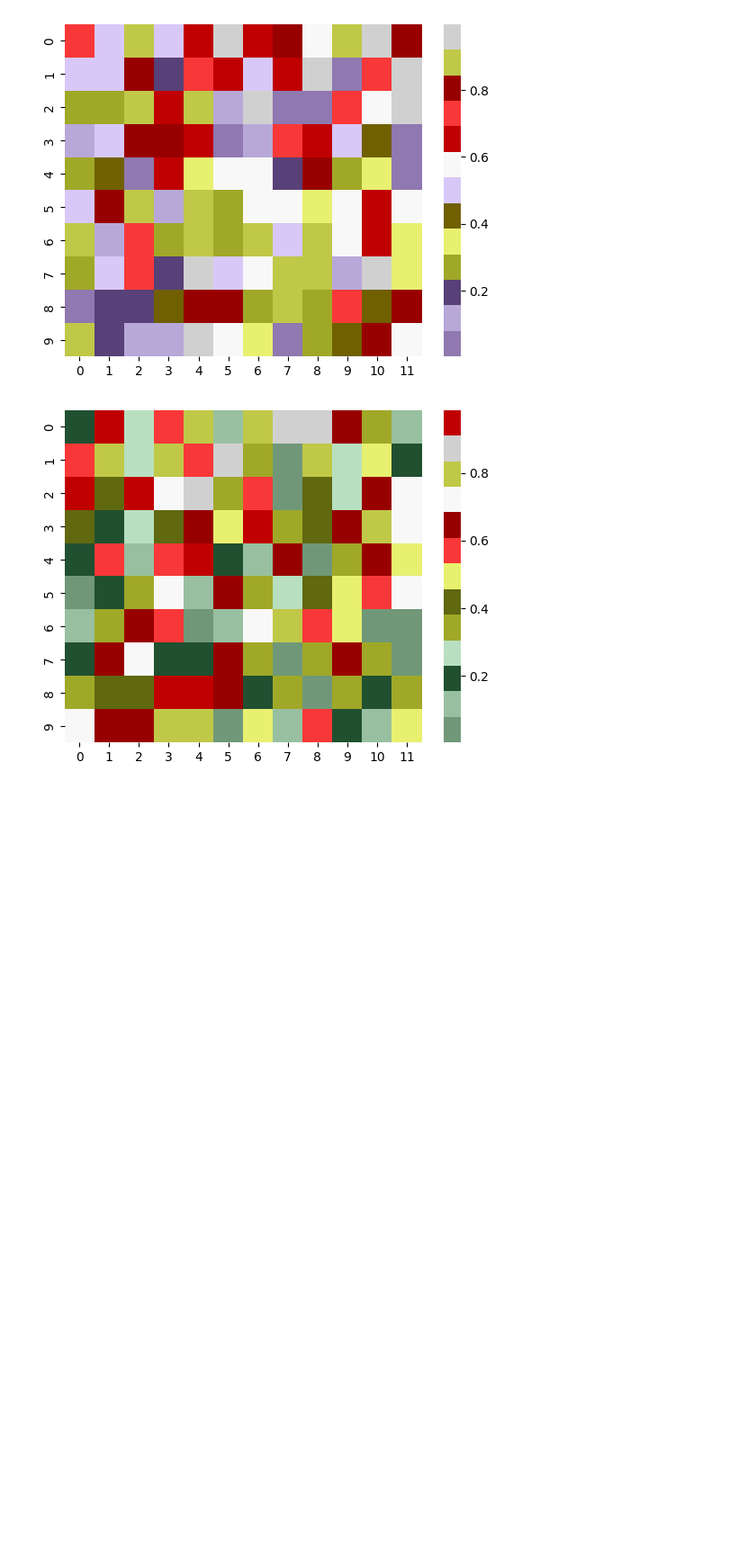
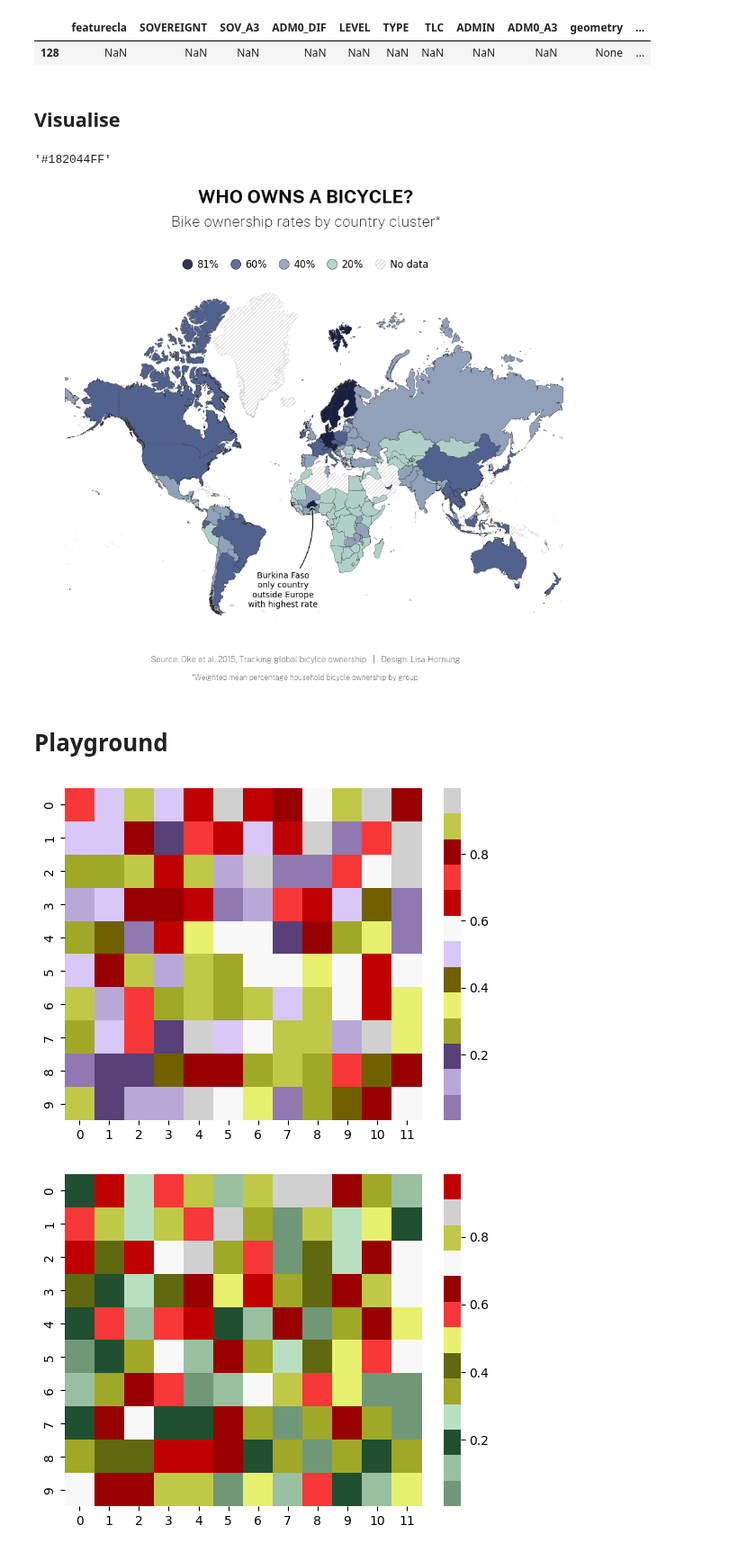
Before and after one commit to Lisa-Ho/small-data-projects, a Jupyter notebook: 2024/2407-bike-ownership-rates/bike-owernship-world.ipynb, the cells around one changed output. Shown at 90% size. Saved outputs shown, nothing was run; the diff lists cells and outputs as text; code cells hidden in the pictures; blank space fills up the shorter version.

```diff
--- a/2024/2407-bike-ownership-rates/bike-owernship-world.ipynb
+++ b/2024/2407-bike-ownership-rates/bike-owernship-world.ipynb
@@ -7,0 +36,5 @@ import numpy as np
+# %%
+# Load bike ownership data
+df = pd.read_csv("2015OkeBhallaLoveSiddiqui_data.csv")
+df["ISO"] = df["ISO"].str.replace("ROM", "ROU")
+df.head()
@@ -7,0 +64,10 @@ import numpy as np
+# %%
+# merge data
+_countries = countries.copy()
+gdf = pd.merge(_countries[['featurecla','SOVEREIGNT','SOV_A3','ADM0_DIF', 'LEVEL', 'TYPE', 'TLC', 'ADMIN',
+                           'ADM0_A3', "geometry"]],
+               df.drop_duplicates(subset=["ISO", "Group"]).dropna(),
+               left_on="ADM0_A3", right_on="ISO", how="left")
+gdf = gdf.to_crs(4087)
+gdf["area_size"] = gdf["geometry"].area
+gdf.head()
@@ -8,3 +81,62 @@ import numpy as np
+# %%
+gdf[gdf["featurecla"].isna()]
+# %% [output]
+|  | featurecla | SOVEREIGNT | SOV_A3 | ADM0_DIF | LEVEL | TYPE | TLC | ADMIN | ADM0_A3 | geometry | ... |
+| 128 | NaN | NaN | NaN | NaN | NaN | NaN | NaN | NaN | NaN | None | ... |
+# %% [markdown]
+## Visualise
+# %%
+cmap = load_cmap('Ernst', type='discrete', type_warning = False,reverse=True, keep=[True,False, False, True, False, True, False, True])
+cmap = load_cmap('GeorgiaOKeeffe', type='discrete', reverse=False, type_warning = False, keep=[False, True, True, True, True ])
+# %% [output]
+'#182044FF'
+# %%
+gdf = gdf.to_crs(3857)
+fig, ax = plt.subplots(1,1, figsize=(12,10))
+
+# plot data -------------------------------------------
+gdf.plot("Group", ax=ax, alpha=1, legend=False, cmap=cmap, edgecolor="#222222", linewidth=0.25,
+             #legend_kwds={'orientation':'horizontal', 'shrink': 0.3, 'pad': 0.03, 'alpha':1}
+             )
+
+#plot countries with missing data
+gdf.loc[(gdf["Group"].isna()) &
+         (gdf["area_size"] <=20619389701670)].plot(ax=ax, color="white", edgecolor="#555555",
+                                               linewidth=0.3, hatch='/////', alpha=0.2)
+ax.axis("off")
+
+# plot custom legends -------------------------------------------
+lg = fig.add_axes([0.32,0.8,0.3,0.05])
+kw = dict(marker='o', s=150, alpha=0.9, linewidths=0.45, ec="black")
+lg.scatter(x=[2,3,4,5], y=[0.8]*4,  color=get_hex('GeorgiaOKeeffe')[1:], **kw, clip_on=False)
+lg.scatter(x=[6], y=[0.8],  color="white", edgecolor="black", s=150, linewidth=0.45, hatch='/////', alpha=0.2, clip_on=False)
+labels = ["81%", "60%", "40%", "20%", "No data"]
+for i, x_pos in enumerate([6,5,4,3,2][::-1]):
+    lg.text(x_pos+0.2, 0.8, labels[i], fontsize=12, ha="left", va="center")
+lg.axis("off")
+
+
+# annotations ---------------------------
+ax.annotate('Burkina Faso\nonly country\noutside Europe\nwith highest rate',
+             xy=(float(gdf[gdf["ISO"]=="BFA"]["geometry"].centroid.x.iloc[0]), float(gdf[gdf["ISO"]=="BFA"]["geometry"].centroid.y.iloc[0])-100000),
+             xycoords='data', xytext=(-35, -80), textcoords='offset points',
+            fontsize=10, ha='center', va='top', annotation_clip=False,
+            arrowprops=dict(arrowstyle="->, head_width=0.3, head_length=0.3", facecolor='black',connectionstyle="arc3,rad=0.25"))
+
+# title and footer ------------------
+plt.figtext(0.5,0.93, "Who owns a bicycle?".upper(), fontproperties=title_font, fontsize=22, ha="center", alpha=0.95)
+plt.figtext(0.5,0.89, "Bike ownership rates by country cluster*", fontproperties=label_font, fontsize=18, ha="center", alpha=0.95)
+plt.figtext(0.5,0.15, "Source: Oke et al. 2015, Tracking global bicylce ownership   |   Design: Lisa Hornung", fontsize=10, ha="center", alpha=0.8, fontproperties=label_font,)
+plt.figtext(0.5,0.12, "*Weighted mean percentage household bicycle ownership by group", fontsize=9, ha="center", alpha=0.8, fontproperties=label_font,)
+
+# save
+plt.savefig("global-bike-ownership-map.png", bbox_inches='tight', dpi=120, pad_inches=0.5)
+
+plt.show()
+# %% [output]
+[figure, added]
+# %% [markdown]
+# Playground
 # %%
 data = np.random.rand(10, 12)
 
```
Also changed, not shown: parts of 9 cells of this notebook.
